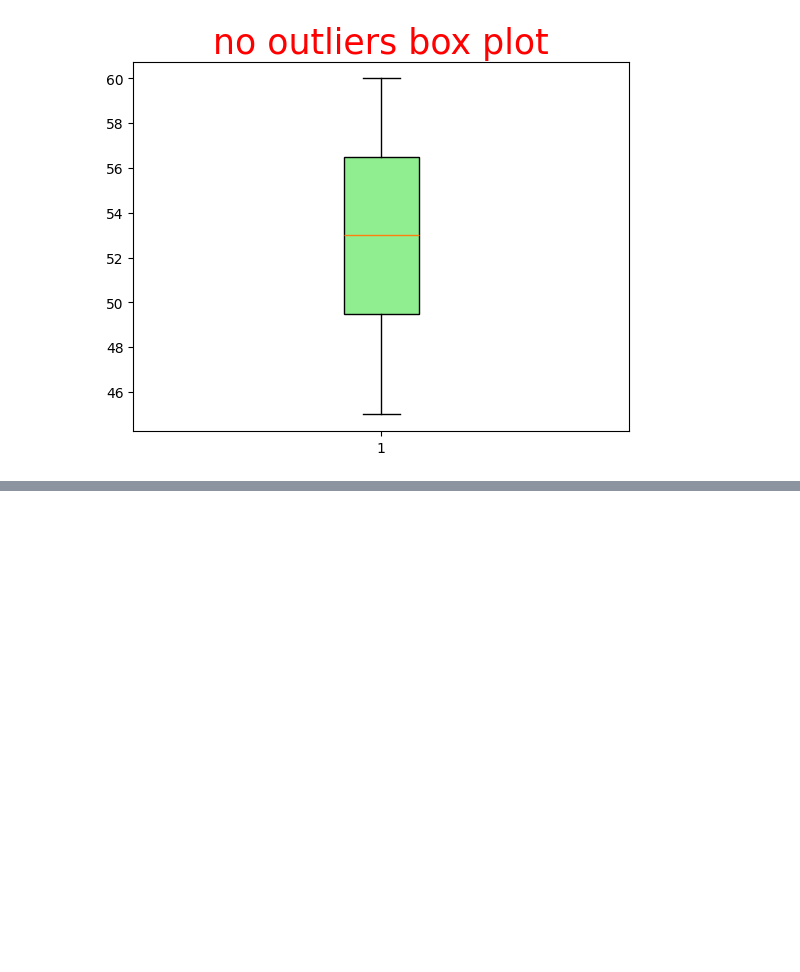
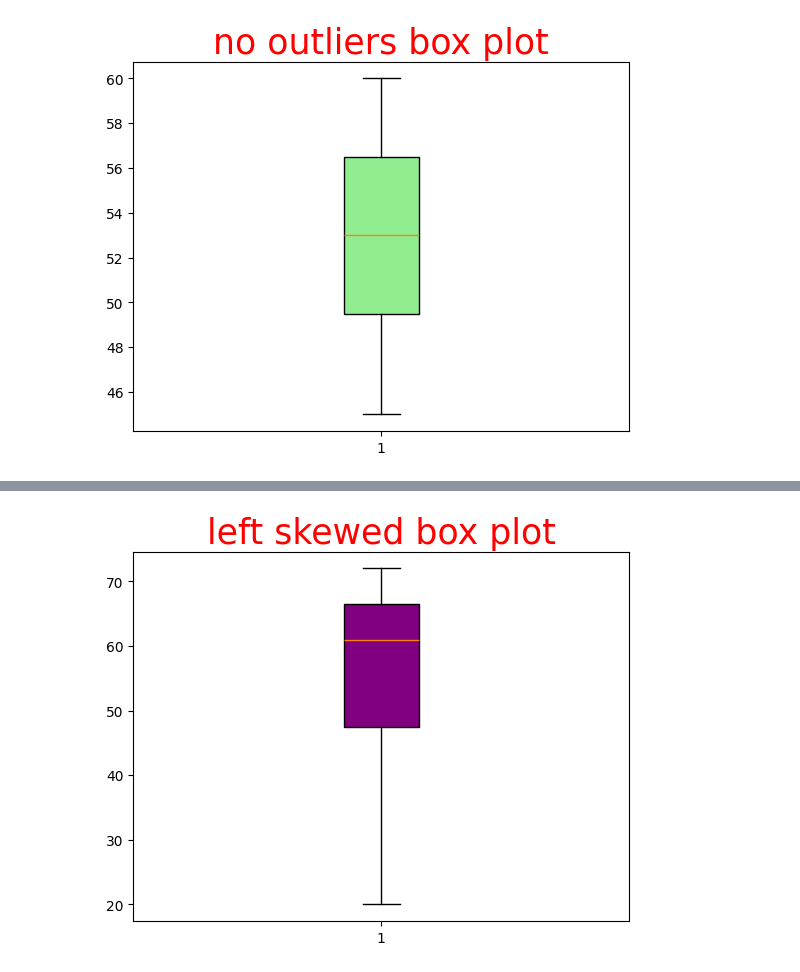
Before and after one commit to esairajesh2-droid/day5_data_analysis, a Jupyter notebook: simpleVisualization.ipynb, the cells around one changed output, grey strips where cells are left out. Cells and saved outputs as stored; diff of their text form; code cells hidden in the pictures; blank space fills up the shorter version.

```diff
--- a/simpleVisualization.ipynb
+++ b/simpleVisualization.ipynb
@@ -69,0 +88,8 @@ plt.show()
+# %%
+#left skewed boxplot
+scores = [20, 35, 40, 50, 55, 60, 62, 64, 66, 68, 70, 72]
+plt.title('left skewed box plot',color='red',fontsize=25)
+box=plt.boxplot(scores,patch_artist=True)
+box['boxes'][0].set_facecolor('purple')
+# %% [output]
+[figure, added]
```
Also changed, not shown: parts of 3 cells of this notebook.
